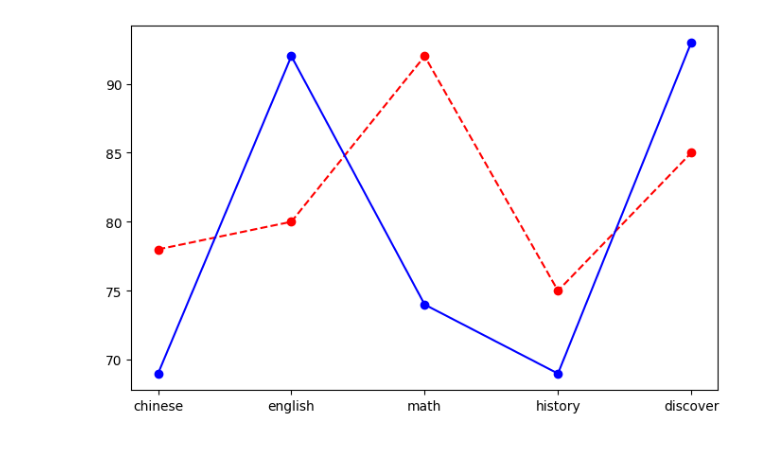
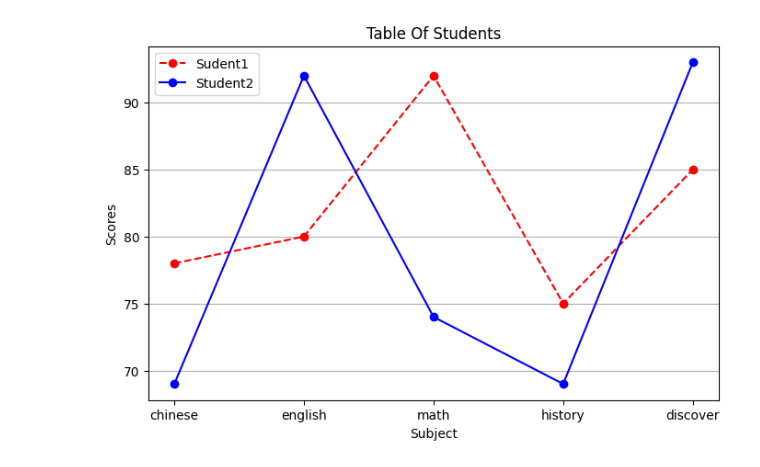
Before and after one commit to roberthsu2003/__2024_07_01_Shilin_python__, a Jupyter notebook: lesson15/lesson15_1.ipynb, the cells around one changed output. Cells and saved outputs as stored; diff of their text form; code cells hidden in the pictures.

```diff
--- a/lesson15/lesson15_1.ipynb
+++ b/lesson15/lesson15_1.ipynb
@@ -1,28 +1,34 @@
 # %%
 import matplotlib.pyplot as plt
 
 student1 = {'chinese':78,
             'english':80,
             'math':92,
             'history':75,
             'discover':85}
 
 student2 = {'chinese':69,
             'english':92,
             'math':74,
             'history':69,
             'discover':93}
 
 subjects = list(student1.keys())
 score1 = list(student1.values())
 
 figure = plt.figure(figsize=(8,5))
 axes = figure.add_subplot(1,1,1)
-axes.plot(subjects,score1,'ro--')
+axes.plot(subjects,score1,'ro--',label='Sudent1')
 
 score2 = list(student2.values())
-axes.plot(subjects,score2,'bo-')
+axes.plot(subjects,score2,'bo-',label='Student2')
+
+axes.set_title('Table Of Students')
+axes.set_xlabel('Subject')
+axes.set_ylabel('Scores')
+axes.grid(axis='y')
+axes.legend()
 
 plt.show()
 # %% [output]
-[figure, old version]
+[figure, new version]
```
